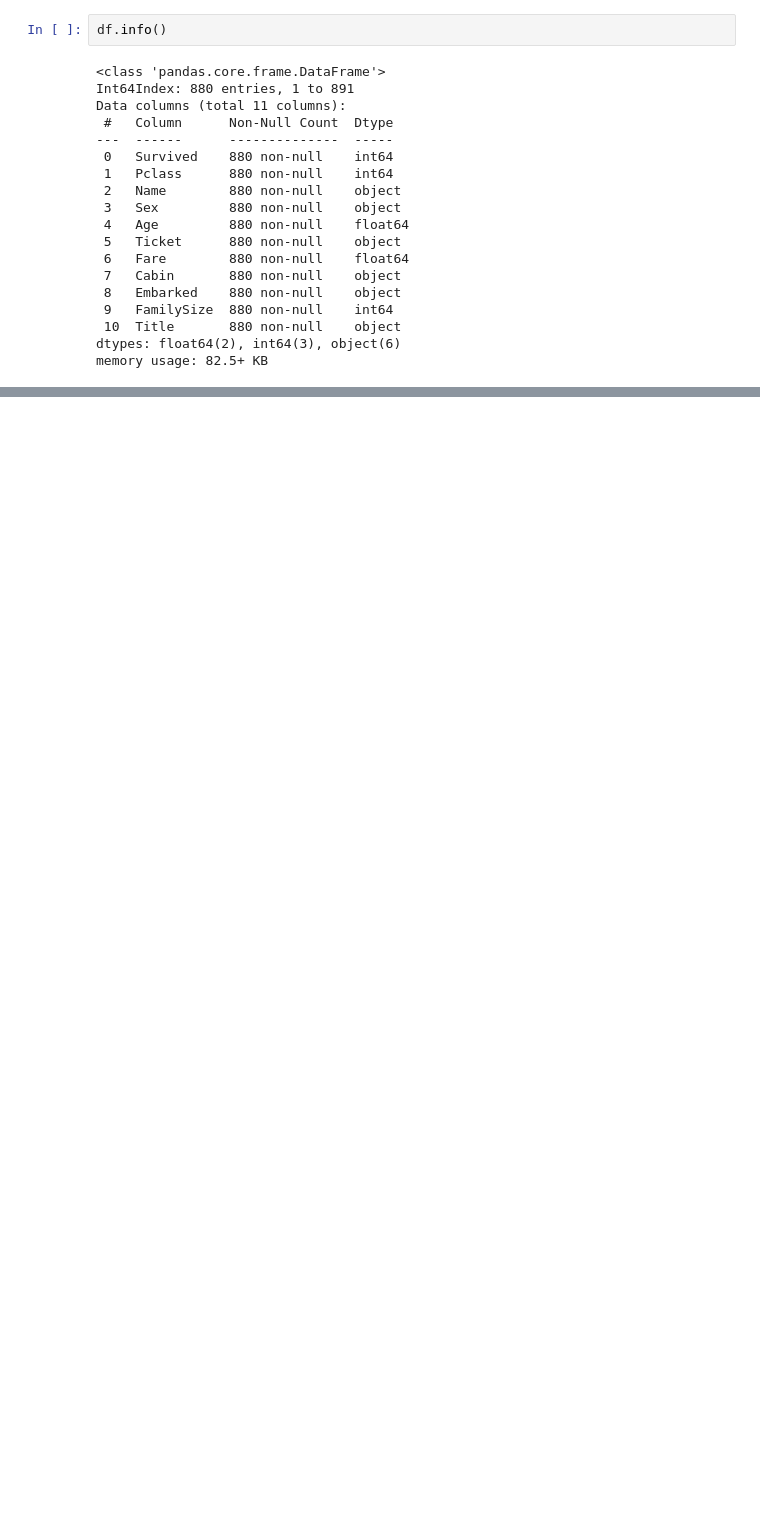
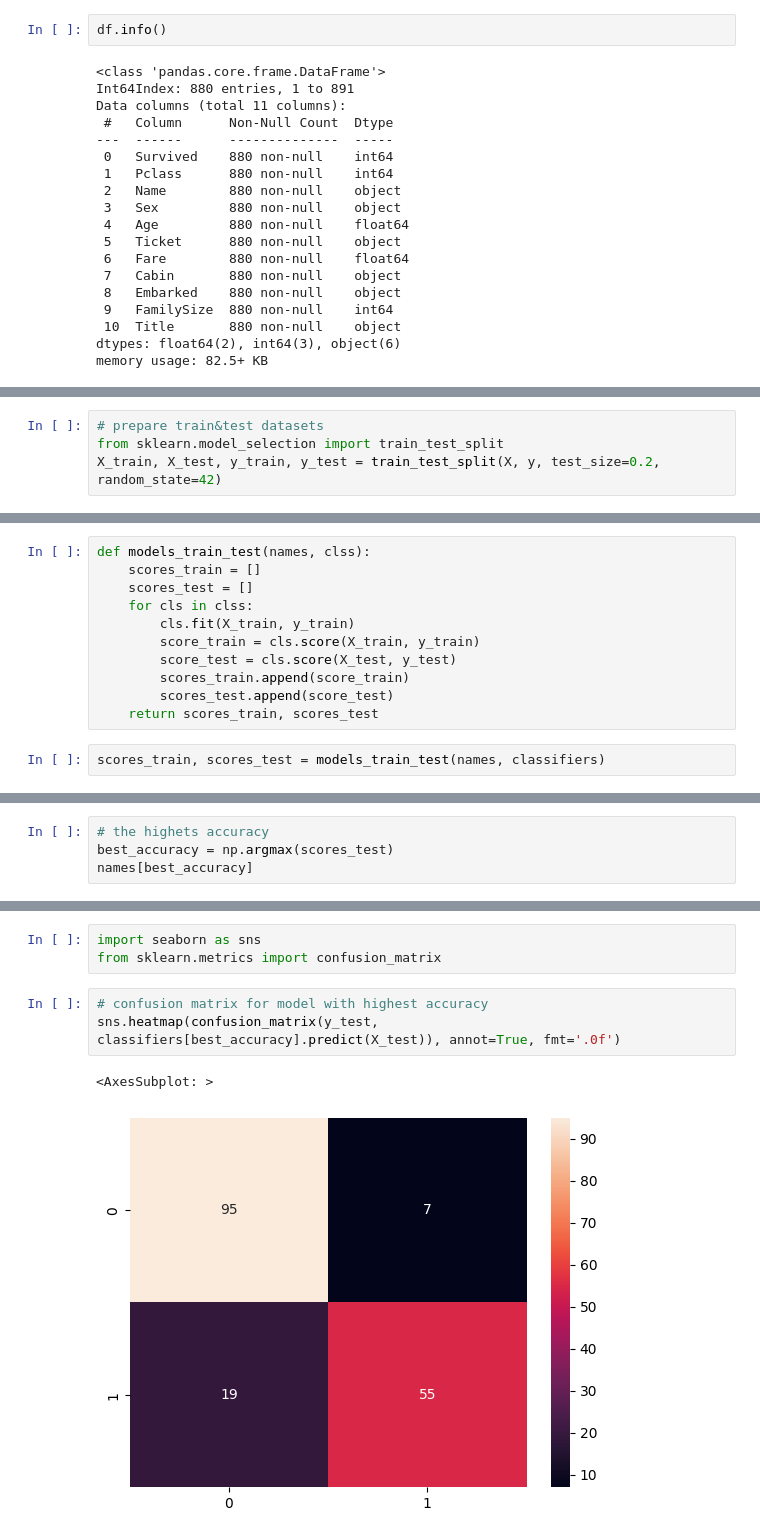
Before and after one commit to mrzlkaaa/dl_structured_data, a Jupyter notebook: titanic_disaster/jupyter/ML/titanic_disaster.ipynb, the cells around one changed output, grey strips where cells are left out. Cells and saved outputs as stored; diff of their text form; blank space fills up the shorter version.

Commit message:
trained classification model, search for improvenments

```diff
--- a/titanic_disaster/jupyter/ML/titanic_disaster.ipynb
+++ b/titanic_disaster/jupyter/ML/titanic_disaster.ipynb
@@ -451,0 +452,4 @@ sp_df
+# %%
+# prepare train&test datasets
+from sklearn.model_selection import train_test_split
+X_train, X_test, y_train, y_test = train_test_split(X, y, test_size=0.2, random_state=42)
@@ -451,0 +493,13 @@ sp_df
+# %%
+def models_train_test(names, clss):
+    scores_train = []
+    scores_test = []
+    for cls in clss:
+        cls.fit(X_train, y_train)
+        score_train = cls.score(X_train, y_train)
+        score_test = cls.score(X_test, y_test)
+        scores_train.append(score_train)
+        scores_test.append(score_test)
+    return scores_train, scores_test
+# %%
+scores_train, scores_test = models_train_test(names, classifiers)
@@ -451,0 +520,4 @@ sp_df
+# %%
+# the highets accuracy
+best_accuracy = np.argmax(scores_test)
+names[best_accuracy]
@@ -451,0 +530,9 @@ sp_df
+# %%
+import seaborn as sns
+from sklearn.metrics import confusion_matrix
+# %%
+# confusion matrix for model with highest accuracy
+sns.heatmap(confusion_matrix(y_test, classifiers[best_accuracy].predict(X_test)), annot=True, fmt='.0f')
+# %% [output]
+<AxesSubplot: >
+[figure, added]
```
Also changed, not shown: parts of 31 cells of this notebook.
